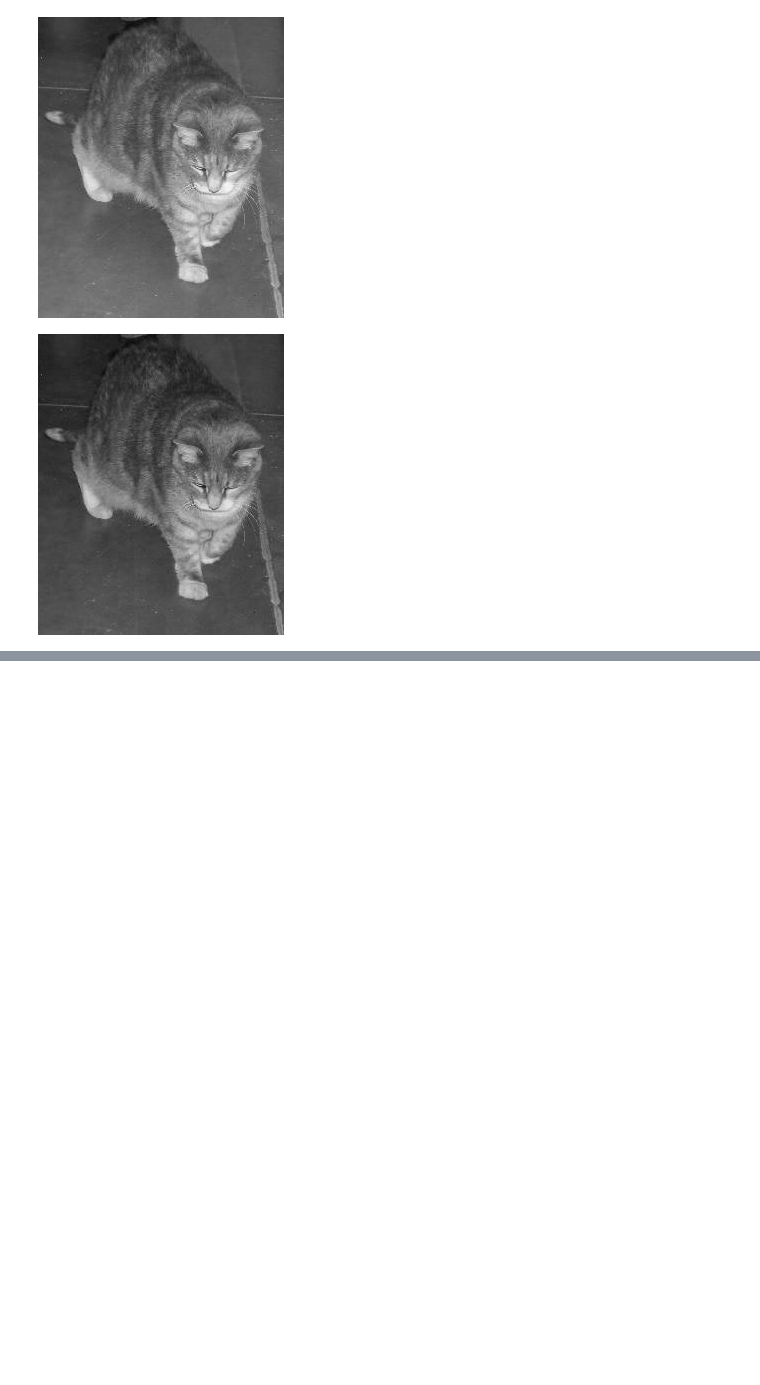
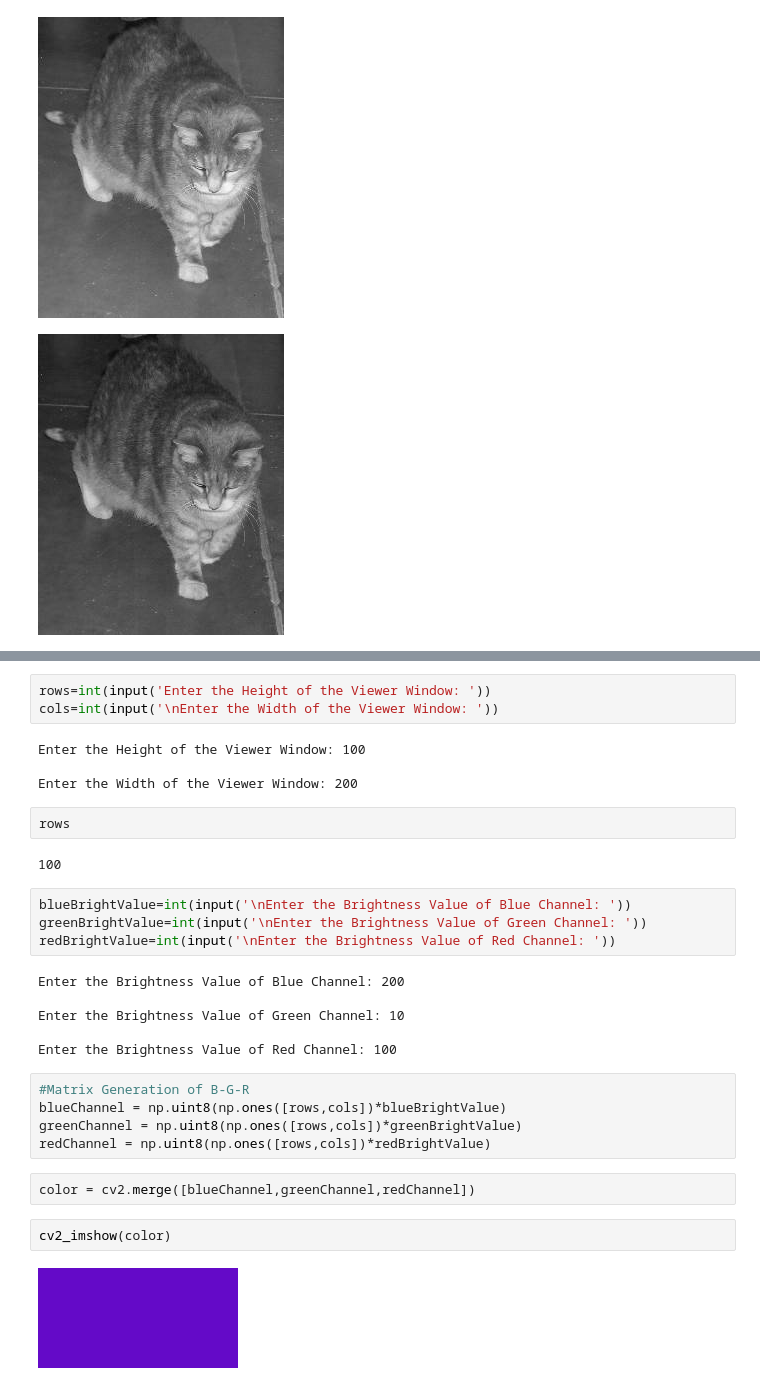
Before and after one commit to vkjadon/tf-CNN, a Jupyter notebook: tf103openCV.ipynb, the cells around one changed output, grey strips where cells are left out. Drawn from its saved outputs; the diff is of its cells as text; blank space fills up the shorter version.

```diff
--- a/tf103openCV.ipynb
+++ b/tf103openCV.ipynb
@@ -41,0 +68,32 @@ cv2_imshow(blue)
+# %%
+rows=int(input('Enter the Height of the Viewer Window: '))
+cols=int(input('\nEnter the Width of the Viewer Window: '))
+# %% [output]
+Enter the Height of the Viewer Window: 100
+
+Enter the Width of the Viewer Window: 200
+# %%
+rows
+# %% [output]
+100
+# %%
+blueBrightValue=int(input('\nEnter the Brightness Value of Blue Channel: '))
+greenBrightValue=int(input('\nEnter the Brightness Value of Green Channel: '))
+redBrightValue=int(input('\nEnter the Brightness Value of Red Channel: '))
+# %% [output]
+Enter the Brightness Value of Blue Channel: 200
+
+Enter the Brightness Value of Green Channel: 10
+
+Enter the Brightness Value of Red Channel: 100
+# %%
+#Matrix Generation of B-G-R
+blueChannel = np.uint8(np.ones([rows,cols])*blueBrightValue)
+greenChannel = np.uint8(np.ones([rows,cols])*greenBrightValue)
+redChannel = np.uint8(np.ones([rows,cols])*redBrightValue)
+# %%
+color = cv2.merge([blueChannel,greenChannel,redChannel])
+# %%
+cv2_imshow(color)
+# %% [output]
+[figure, added]
```
Also changed, not shown: parts of 4 cells of this notebook.
